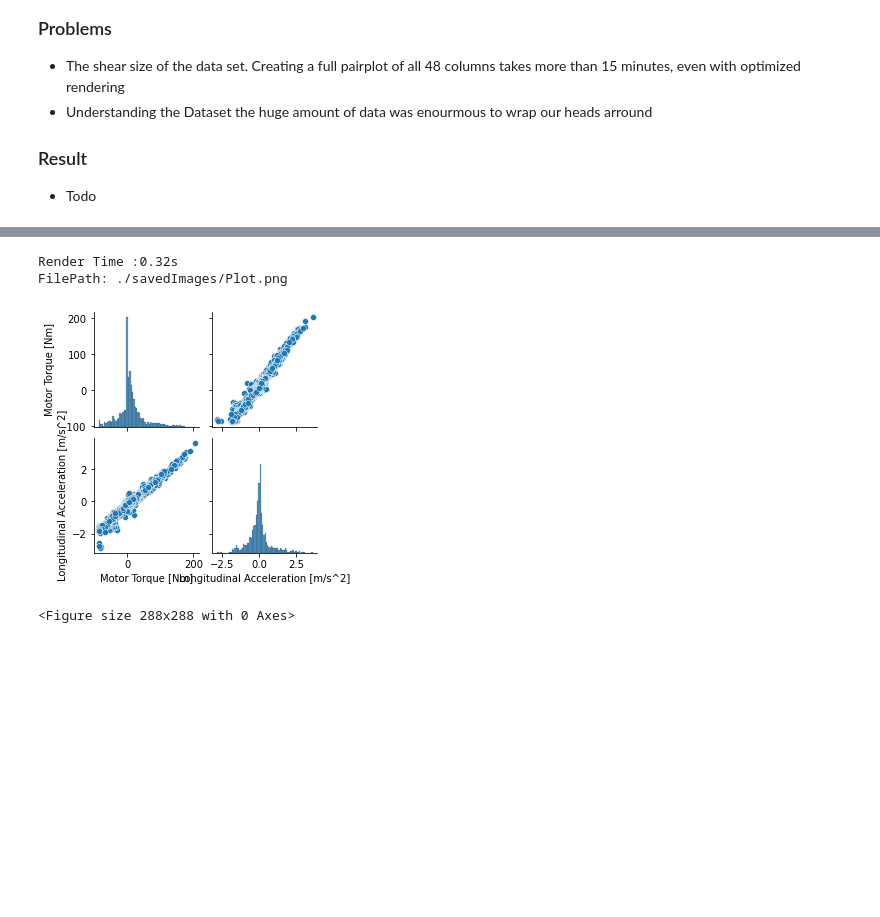
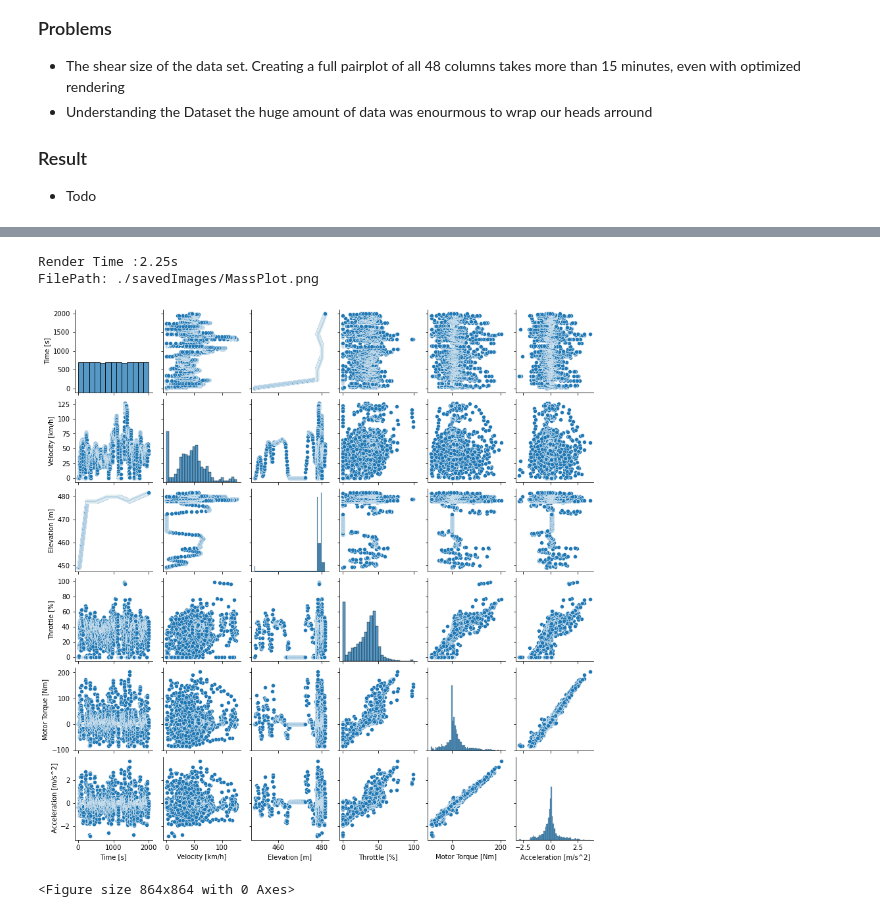
Before and after one commit to CodeChrisB/Kids-Project, a Jupyter notebook: car.ipynb, the cells around one changed output, grey strips where cells are left out. Cells and saved outputs as stored; diff of their text form; code cells hidden in the pictures; blank space fills up the shorter version.

```diff
--- a/car.ipynb
+++ b/car.ipynb
@@ -81,11 +98,11 @@ def saveImage(path,plot):
 # %%
-plot = sns.pairplot(getTrip(0,2000,4,6), height=2.0)
-makeImage("Plot",plot) # Show pairplot as image
+plot = sns.pairplot(getTrip(0,2000,0,6), height=2.0)
+makeImage("MassPlot",plot) # Show pairplot as image
 # %% [output]
-Render Time :0.32s
-FilePath: ./savedImages/Plot.png
+Render Time :2.25s
+FilePath: ./savedImages/MassPlot.png
-[figure, old version]
+[figure, new version]
-<Figure size 288x288 with 0 Axes>
+<Figure size 864x864 with 0 Axes>
 # %%
 fig, ax = plt.subplots(figsize=(40,40))         # Sample figsize in inches
 sns.heatmap(trip.corr(), annot=True, linewidths=.5, ax=ax)
```
Also changed, not shown: parts of 11 cells of this notebook, 5 other files.
